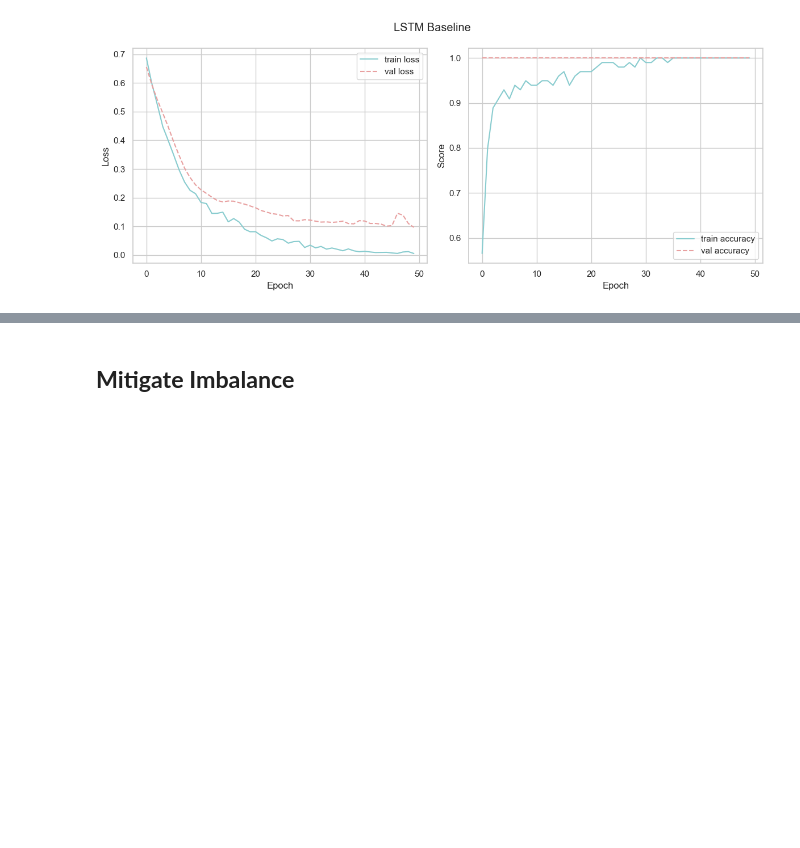
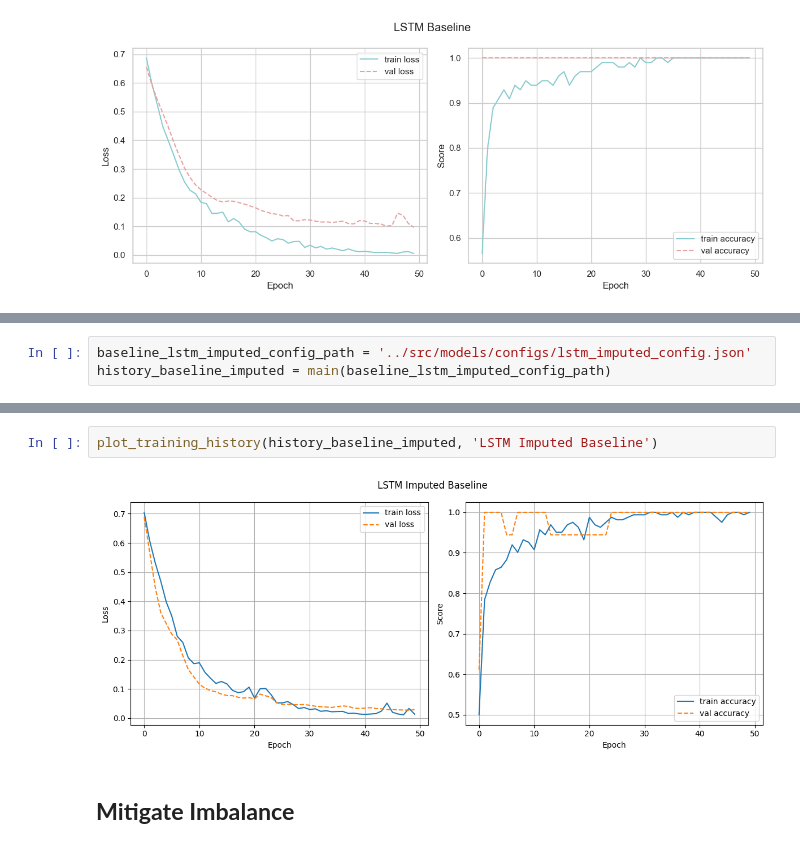
Before and after one commit to sarataboas/socialCrisis_prediction, a Jupyter notebook: notebooks/class_imbalance.ipynb, the cells around one changed output, grey strips where cells are left out. Cells and saved outputs as stored; diff of their text form; blank space fills up the shorter version.

```diff
--- a/notebooks/class_imbalance.ipynb
+++ b/notebooks/class_imbalance.ipynb
@@ -88,0 +122,3 @@ plot_training_history(history_baseline, 'LSTM Baseline')
+# %%
+baseline_lstm_imputed_config_path = '../src/models/configs/lstm_imputed_config.json'
+history_baseline_imputed = main(baseline_lstm_imputed_config_path)
@@ -89,3 +164,7 @@ plot_training_history(history_baseline, 'LSTM Baseline')
+# %%
+plot_training_history(history_baseline_imputed, 'LSTM Imputed Baseline')
+# %% [output]
+[figure, added]
 # %% [markdown]
 ## **Mitigate Imbalance**
 # %%
```
Also changed, not shown: parts of 30 cells of this notebook, 11 other files.
